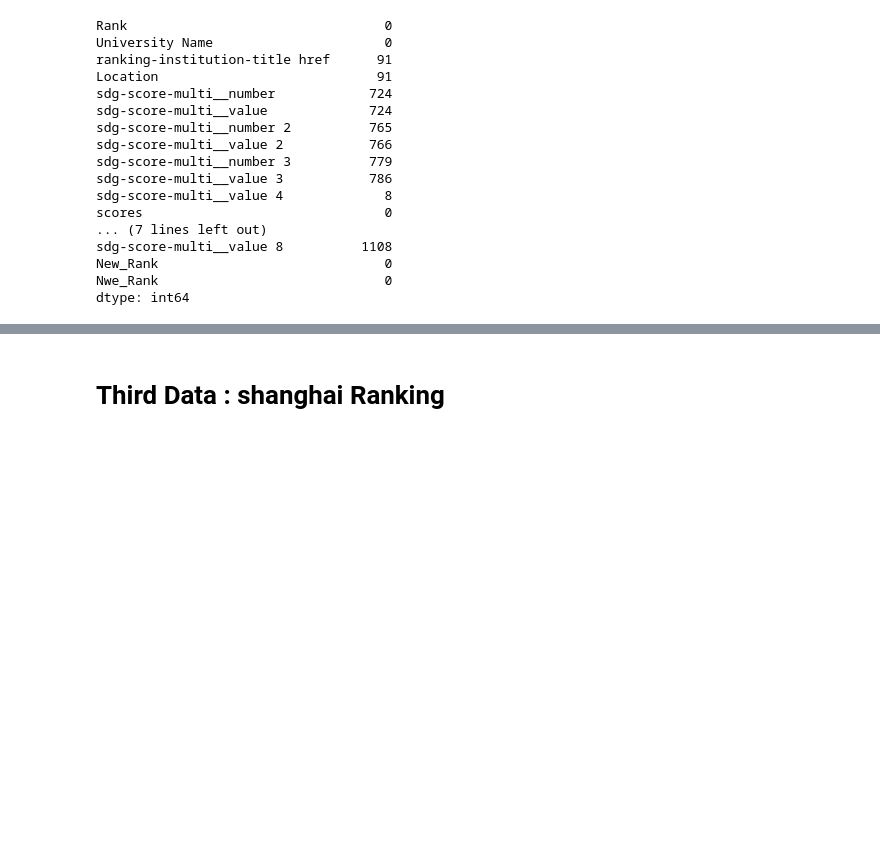
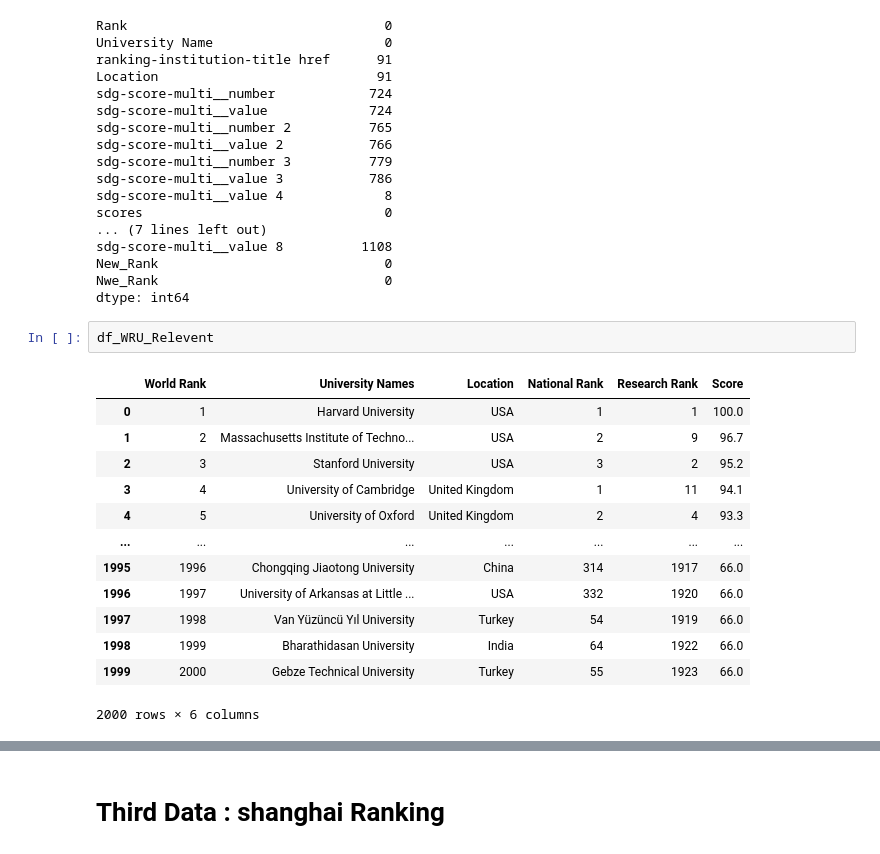
Before and after one commit to raseel4/Data_analysis_project_2, a Jupyter notebook: Project_2.ipynb, the cells around one changed output, grey strips where cells are left out. Drawn from its saved outputs; the diff is of its cells as text; blank space fills up the shorter version.

```diff
--- a/Project_2.ipynb
+++ b/Project_2.ipynb
@@ -679,3 +686,19 @@ sdg-score-multi__value 8          1108
 New_Rank                             0
 Nwe_Rank                             0
 dtype: int64
+# %%
+df_WRU_Relevent
+# %% [output]
+|  | World Rank | University Names | Location | National Rank | Research Rank | Score |
+| 0 | 1 | Harvard University | USA | 1 | 1 | 100.0 |
+| 1 | 2 | Massachusetts Institute of Techno... | USA | 2 | 9 | 96.7 |
+| 2 | 3 | Stanford University | USA | 3 | 2 | 95.2 |
+| 3 | 4 | University of Cambridge | United Kingdom | 1 | 11 | 94.1 |
+| 4 | 5 | University of Oxford | United Kingdom | 2 | 4 | 93.3 |
+| ... | ... | ... | ... | ... | ... | ... |
+| 1995 | 1996 | Chongqing Jiaotong University | China | 314 | 1917 | 66.0 |
+| 1996 | 1997 | University of Arkansas at Little ... | USA | 332 | 1920 | 66.0 |
+| 1997 | 1998 | Van Yüzüncü Yıl University | Turkey | 54 | 1919 | 66.0 |
+| 1998 | 1999 | Bharathidasan University | India | 64 | 1922 | 66.0 |
+| 1999 | 2000 | Gebze Technical University | Turkey | 55 | 1923 | 66.0 |
+2000 rows × 6 columns
```
Also changed, not shown: parts of 15 cells of this notebook.
